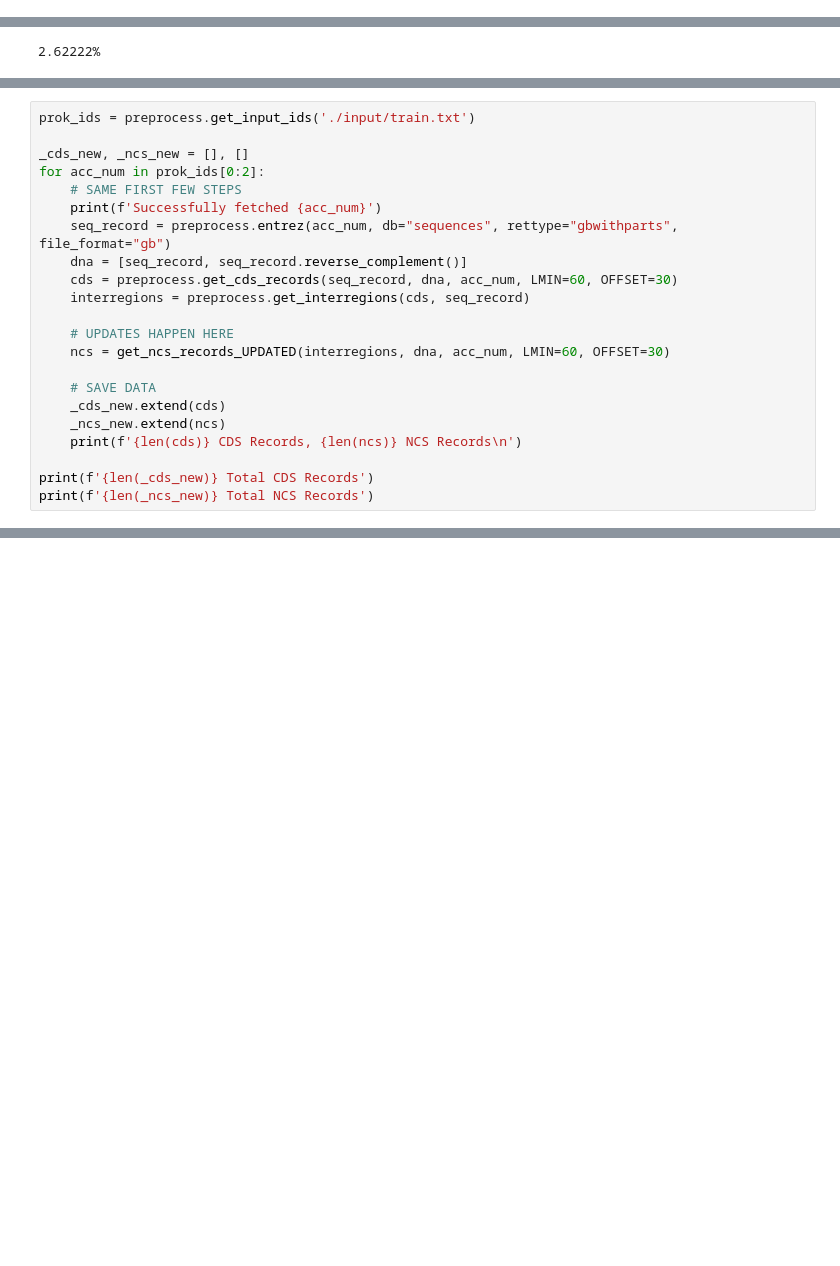
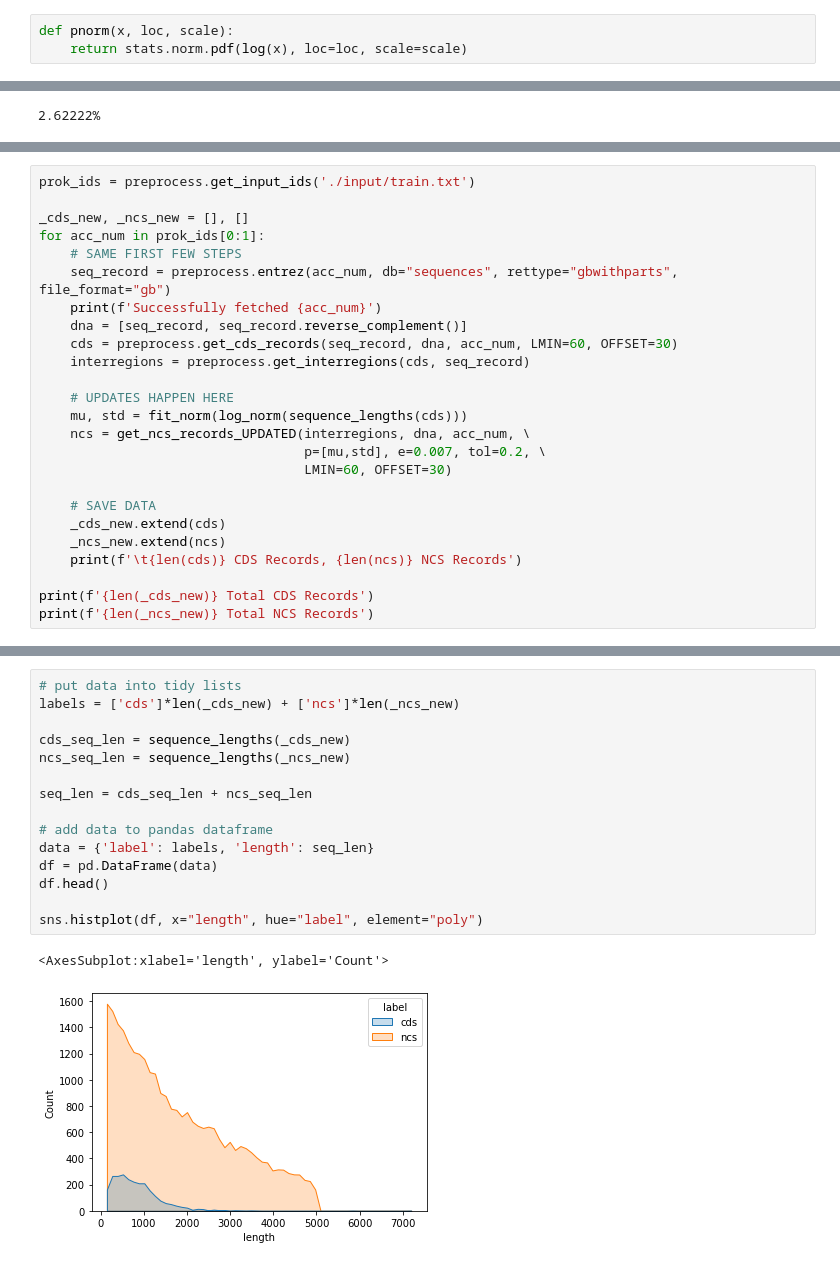
Before and after one commit to viggy-ravi/gene-prediction, a Jupyter notebook: Sampling True NCS Dataset.ipynb, the cells around one changed output, grey strips where cells are left out. Drawn from its saved outputs; the diff is of its cells as text; blank space fills up the shorter version.

```diff
--- a/Sampling True NCS Dataset.ipynb
+++ b/Sampling True NCS Dataset.ipynb
@@ -367,0 +413,3 @@ random.seed(8)
+# %%
+def pnorm(x, loc, scale):
+    return stats.norm.pdf(log(x), loc=loc, scale=scale)
@@ -440,21 +508,24 @@ def get_ncs_records_UPDATED(interregions, dna, acc_num, LMIN, OFFSET):
 prok_ids = preprocess.get_input_ids('./input/train.txt')
 
 _cds_new, _ncs_new = [], []
-for acc_num in prok_ids[0:2]:
+for acc_num in prok_ids[0:1]:
     # SAME FIRST FEW STEPS
+    seq_record = preprocess.entrez(acc_num, db="sequences", rettype="gbwithparts", file_format="gb")
     print(f'Successfully fetched {acc_num}')
-    seq_record = preprocess.entrez(acc_num, db="sequences", rettype="gbwithparts", file_format="gb")
     dna = [seq_record, seq_record.reverse_complement()]
     cds = preprocess.get_cds_records(seq_record, dna, acc_num, LMIN=60, OFFSET=30)
     interregions = preprocess.get_interregions(cds, seq_record)
 
     # UPDATES HAPPEN HERE
-    ncs = get_ncs_records_UPDATED(interregions, dna, acc_num, LMIN=60, OFFSET=30)
+    mu, std = fit_norm(log_norm(sequence_lengths(cds)))
+    ncs = get_ncs_records_UPDATED(interregions, dna, acc_num, \
+                                  p=[mu,std], e=0.007, tol=0.2, \
+                                  LMIN=60, OFFSET=30)
 
     # SAVE DATA
     _cds_new.extend(cds)
     _ncs_new.extend(ncs)
-    print(f'{len(cds)} CDS Records, {len(ncs)} NCS Records\n')
+    print(f'\t{len(cds)} CDS Records, {len(ncs)} NCS Records')
 
 print(f'{len(_cds_new)} Total CDS Records')
 print(f'{len(_ncs_new)} Total NCS Records')
@@ -462,0 +539,18 @@ print(f'{len(_ncs_new)} Total NCS Records')
+# %%
+# put data into tidy lists
+labels = ['cds']*len(_cds_new) + ['ncs']*len(_ncs_new)
+
+cds_seq_len = sequence_lengths(_cds_new)
+ncs_seq_len = sequence_lengths(_ncs_new)
+
+seq_len = cds_seq_len + ncs_seq_len
+
+# add data to pandas dataframe
+data = {'label': labels, 'length': seq_len}
+df = pd.DataFrame(data)
+df.head()
+
+sns.histplot(df, x="length", hue="label", element="poly")
+# %% [output]
+<AxesSubplot:xlabel='length', ylabel='Count'>
+[figure, added]
```
Also changed, not shown: parts of 17 cells of this notebook.
